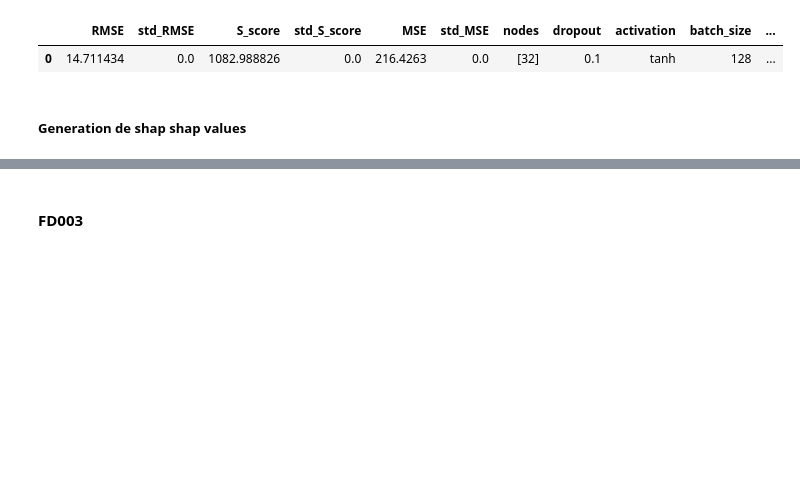
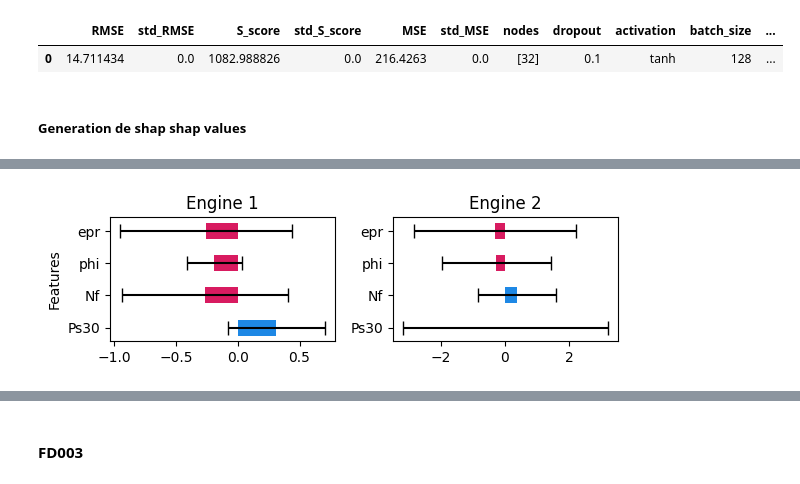
Before and after one commit to laminendao/asmbi, a Jupyter notebook: model_explantion.ipynb, the cells around one changed output, grey strips where cells are left out. Cells and saved outputs as stored; diff of their text form; code cells hidden in the pictures; blank space fills up the shorter version.

```diff
--- a/model_explantion.ipynb
+++ b/model_explantion.ipynb
@@ -666,3 +800,57 @@ list_of_shapes = [shap_values[i].reshape(-1,features) for i in range(samples)]
+# %%
+# Calcul de la moyenne et de l'écart-type
+lis_df_shap = []
+plt.figure(figsize=(6, 2))
+for i, shap_values_2D in enumerate(list_of_shapes[:2]):
+    # plt.subplot(2,2,i+1)
+    shap_values_squeeze = shap_values_2D
+    mean_shap = shap_values_squeeze.mean(axis=0)
+    std_shap = shap_values_squeeze.std(axis=0)
+
+    # Création des noms de variables
+    column_names = remaining_sensors
+
+    # DataFrame
+    shap_df = pd.DataFrame({
+        "Variable": column_names,
+        "SHAP Value": mean_shap,
+        "SHAP Std": std_shap
+    })
+
+    # Couleurs SHAP standards
+    shap_blue = '#1E88E5'
+    shap_red = '#D81B60'
+
+    # Choix de la couleur selon le signe
+    shap_df["Couleur"] = shap_df["SHAP Value"].apply(lambda x: shap_blue if x >= 0 else shap_red)
+    lis_df_shap.append(shap_df)
+
+# plt.figure(figsize=(12, 7))
+for kk, shap_df in enumerate(lis_df_shap):
+    # print(kk)
+    plt.subplot(1,2, kk+1)
+    # Tracé des barres une par une avec la bonne couleur
+    # plt.figure(figsize=(6, len(shap_df) * 0.6))
+    for i, row in shap_df.iterrows():
+        plt.barh(
+            y=row["Variable"],
+            width=row["SHAP Value"],
+            xerr=row["SHAP Std"],
+            color=row["Couleur"],
+            # edgecolor='black',
+            capsize=5,
+            height=0.5
+        )
+    if kk>1:
+        plt.xlabel("Mean shap value")
+    if (kk+1)%2!=0:
+        plt.ylabel("Features")
+    plt.title(f"Engine {kk+1}")
+    plt.tight_layout()
+plt.savefig("images/fd002_shape_std_Engine1.png")
+plt.show()
+# %% [output]
+[figure, added]
 # %%
 # Calcul de la moyenne et de l'écart-type
 lis_df_shap = []
```
Also changed, not shown: parts of 22 cells of this notebook, 18 other files.
